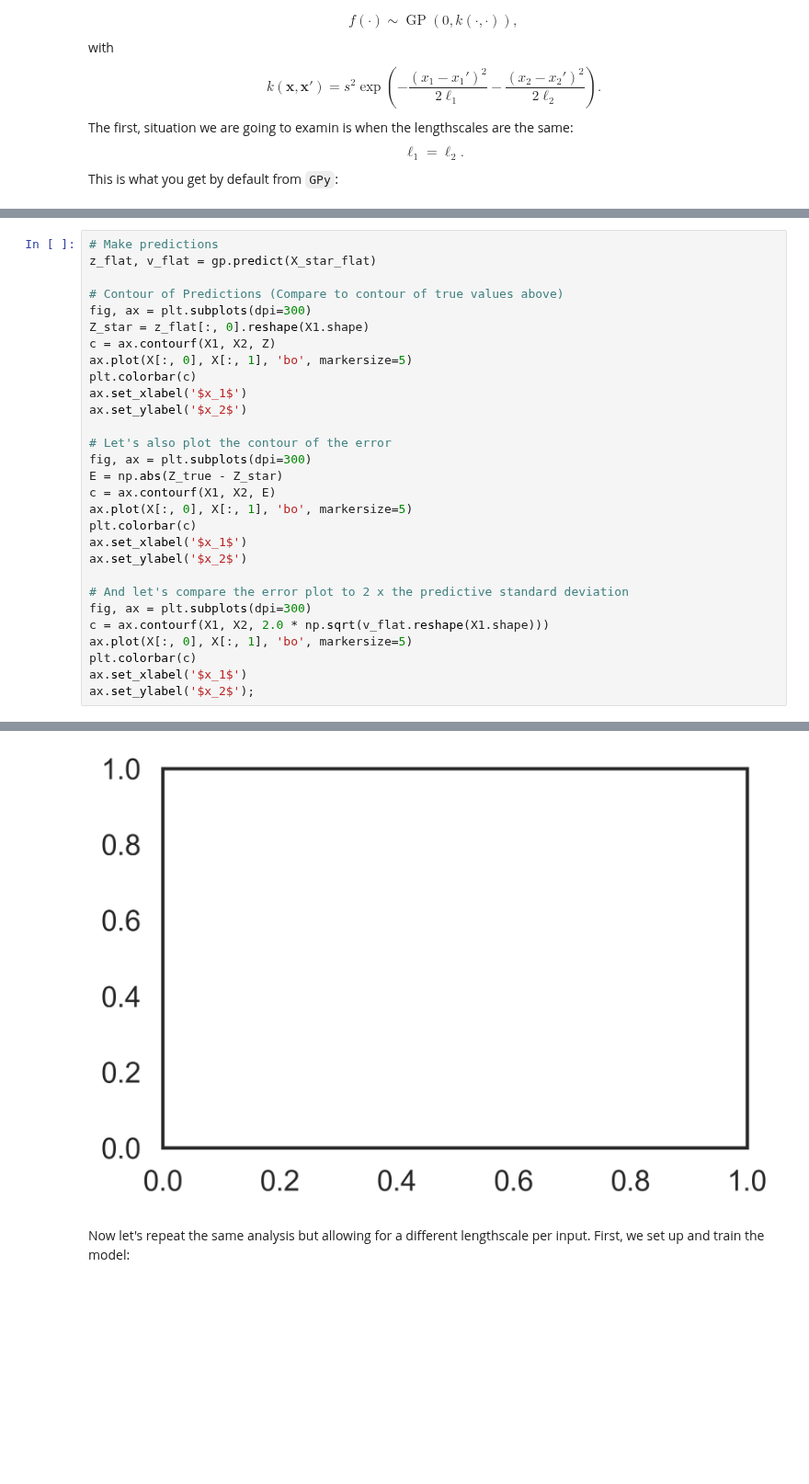
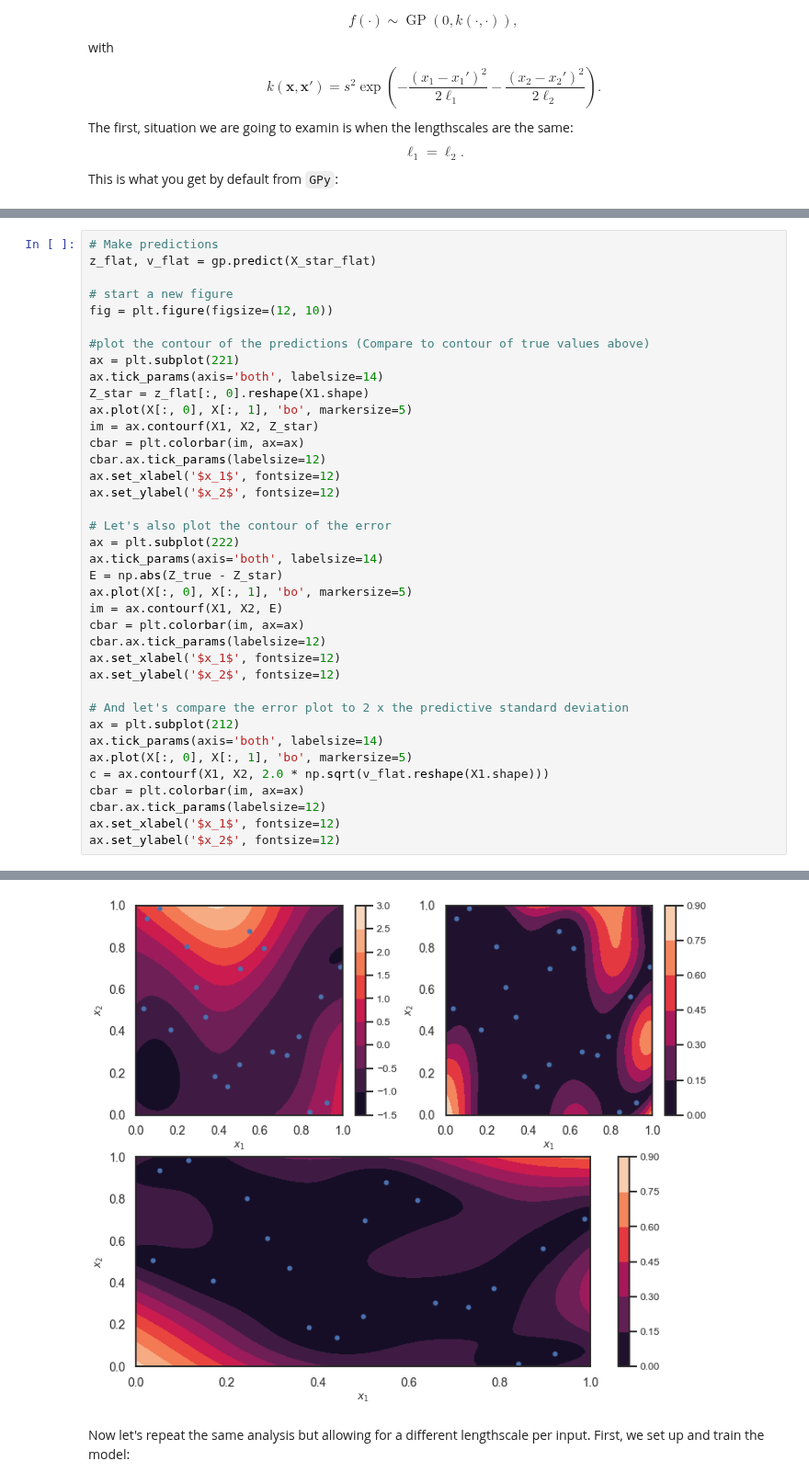
Before and after one commit to PredictiveScienceLab/uq-course, a Jupyter notebook: lectures/lecture_15.ipynb, the cells around one changed output, grey strips where cells are left out. Shown at 92% size. Cells and saved outputs as stored; diff of their text form; blank space fills up the shorter version.

```diff
--- a/lectures/lecture_15.ipynb
+++ b/lectures/lecture_15.ipynb
@@ -134,29 +139,38 @@ Parameters:
 # Make predictions
 z_flat, v_flat = gp.predict(X_star_flat)
 
-# Contour of Predictions (Compare to contour of true values above)
-fig, ax = plt.subplots(dpi=300)
+# start a new figure
+fig = plt.figure(figsize=(12, 10))
+
+#plot the contour of the predictions (Compare to contour of true values above)
+ax = plt.subplot(221)
+ax.tick_params(axis='both', labelsize=14)
 Z_star = z_flat[:, 0].reshape(X1.shape)
-c = ax.contourf(X1, X2, Z)
 ax.plot(X[:, 0], X[:, 1], 'bo', markersize=5)
-plt.colorbar(c)
-ax.set_xlabel('$x_1$')
-ax.set_ylabel('$x_2$')
+im = ax.contourf(X1, X2, Z_star)
+cbar = plt.colorbar(im, ax=ax)
+cbar.ax.tick_params(labelsize=12)
+ax.set_xlabel('$x_1$', fontsize=12)
+ax.set_ylabel('$x_2$', fontsize=12)
 
 # Let's also plot the contour of the error
-fig, ax = plt.subplots(dpi=300)
+ax = plt.subplot(222)
+ax.tick_params(axis='both', labelsize=14)
 E = np.abs(Z_true - Z_star)
-c = ax.contourf(X1, X2, E)
 ax.plot(X[:, 0], X[:, 1], 'bo', markersize=5)
-plt.colorbar(c)
-ax.set_xlabel('$x_1$')
-ax.set_ylabel('$x_2$')
+im = ax.contourf(X1, X2, E)
+cbar = plt.colorbar(im, ax=ax)
+cbar.ax.tick_params(labelsize=12)
+ax.set_xlabel('$x_1$', fontsize=12)
+ax.set_ylabel('$x_2$', fontsize=12)
 
 # And let's compare the error plot to 2 x the predictive standard deviation
-fig, ax = plt.subplots(dpi=300)
+ax = plt.subplot(212)
+ax.tick_params(axis='both', labelsize=14)
+ax.plot(X[:, 0], X[:, 1], 'bo', markersize=5)
 c = ax.contourf(X1, X2, 2.0 * np.sqrt(v_flat.reshape(X1.shape)))
-ax.plot(X[:, 0], X[:, 1], 'bo', markersize=5)
-plt.colorbar(c)
-ax.set_xlabel('$x_1$')
-ax.set_ylabel('$x_2$');
+cbar = plt.colorbar(im, ax=ax)
+cbar.ax.tick_params(labelsize=12)
+ax.set_xlabel('$x_1$', fontsize=12)
+ax.set_ylabel('$x_2$', fontsize=12)
 # %% [output]
@@ -164,4 +178,4 @@ NameError: name 'Z' is not defined
-[figure, old version]
+[figure, new version]
 # %% [markdown]
 Now let's repeat the same analysis but allowing for a different lengthscale per input.
 First, we set up and train the model:
```
Also changed, not shown: parts of 12 cells of this notebook, 2 other files.
